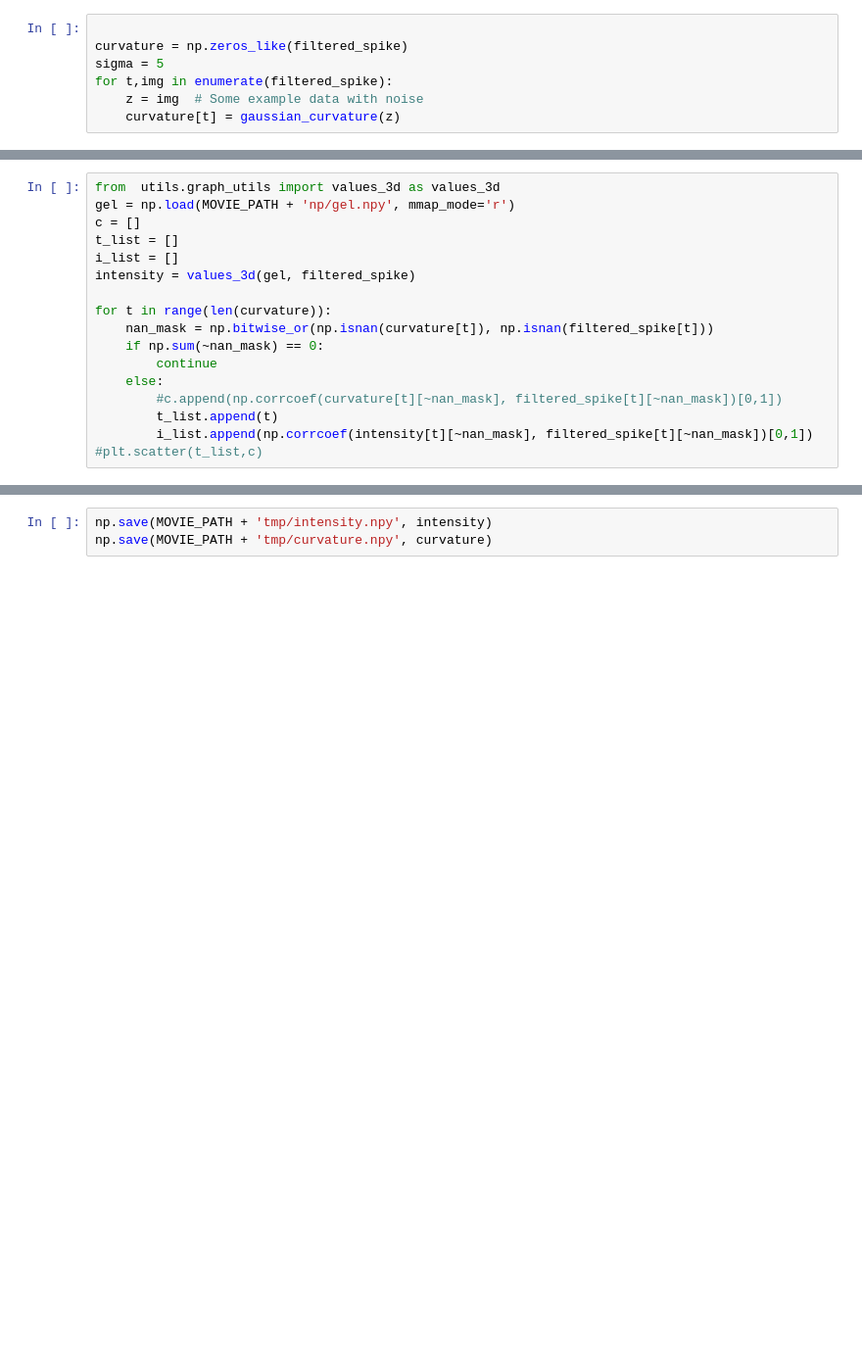
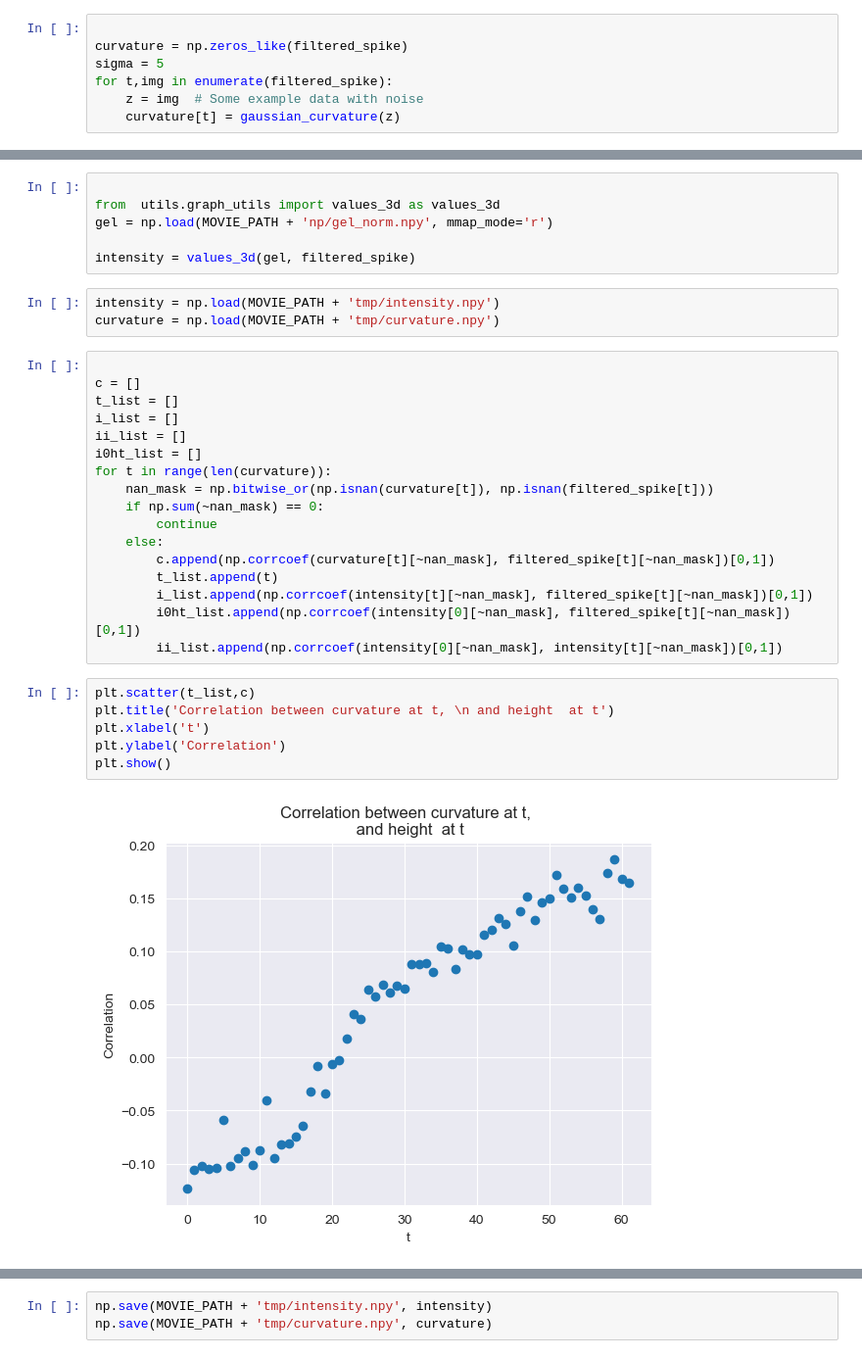
Before and after one commit to amityu/gel_sheets, a Jupyter notebook: analysis/curvature.ipynb, the cells around one changed output, grey strips where cells are left out. Shown at 98% size. Drawn from its saved outputs; the diff is of its cells as text; blank space fills up the shorter version.

```diff
--- a/analysis/curvature.ipynb
+++ b/analysis/curvature.ipynb
@@ -155,20 +149,37 @@ ModuleNotFoundError: No module named 'utils.graph_utils.values_3d'; 'utils.graph
+# %%
+
+from  utils.graph_utils import values_3d as values_3d
+gel = np.load(MOVIE_PATH + 'np/gel_norm.npy', mmap_mode='r')
+
+intensity = values_3d(gel, filtered_spike)
+# %%
+intensity = np.load(MOVIE_PATH + 'tmp/intensity.npy')
+curvature = np.load(MOVIE_PATH + 'tmp/curvature.npy')
 # %%
-from  utils.graph_utils import values_3d as values_3d
-gel = np.load(MOVIE_PATH + 'np/gel.npy', mmap_mode='r')
+
 c = []
 t_list = []
 i_list = []
-intensity = values_3d(gel, filtered_spike)
-
+ii_list = []
+i0ht_list = []
 for t in range(len(curvature)):
     nan_mask = np.bitwise_or(np.isnan(curvature[t]), np.isnan(filtered_spike[t]))
     if np.sum(~nan_mask) == 0:
         continue
     else:
-        #c.append(np.corrcoef(curvature[t][~nan_mask], filtered_spike[t][~nan_mask])[0,1])
+        c.append(np.corrcoef(curvature[t][~nan_mask], filtered_spike[t][~nan_mask])[0,1])
         t_list.append(t)
         i_list.append(np.corrcoef(intensity[t][~nan_mask], filtered_spike[t][~nan_mask])[0,1])
-#plt.scatter(t_list,c)
+        i0ht_list.append(np.corrcoef(intensity[0][~nan_mask], filtered_spike[t][~nan_mask])[0,1])
+        ii_list.append(np.corrcoef(intensity[0][~nan_mask], intensity[t][~nan_mask])[0,1])
+# %%
+plt.scatter(t_list,c)
+plt.title('Correlation between curvature at t, \n and height  at t')
+plt.xlabel('t')
+plt.ylabel('Correlation')
+plt.show()
+# %% [output]
+[figure, added]
 # %%
 plt.scatter(t_list,i_list)
 plt.title('Correlation between intensity on surface at t, \n and curvature at t0')
```
Also changed, not shown: parts of 5 cells of this notebook.
